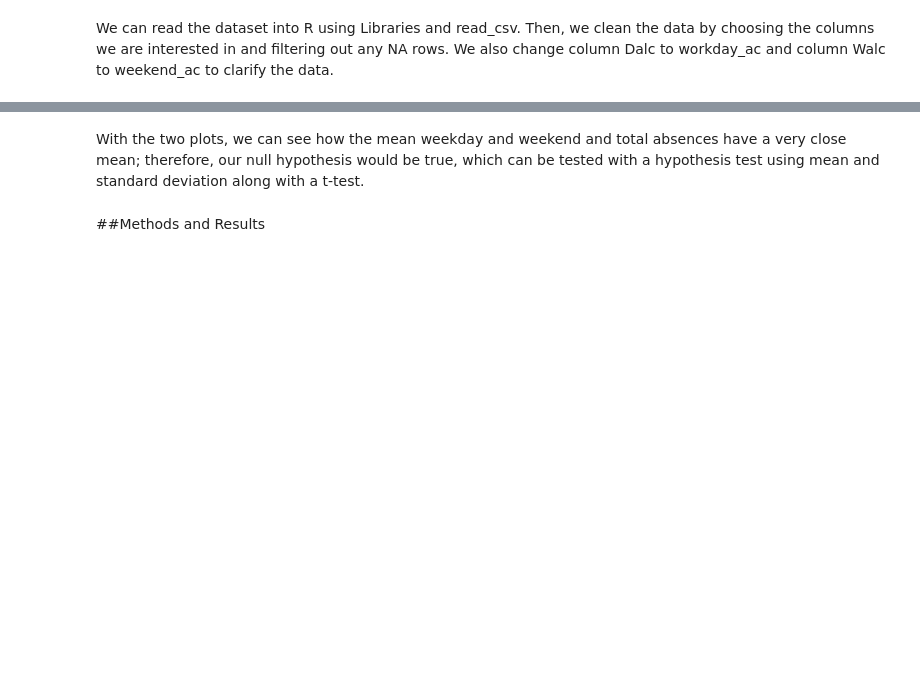
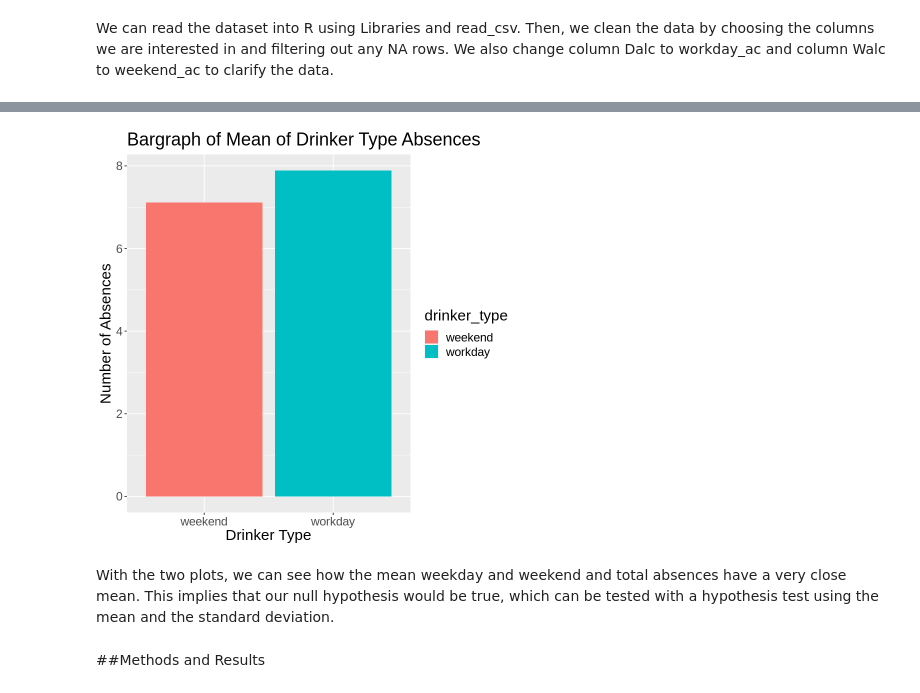
Before and after one commit to aaaaanniez/AlcoholAffect, a Jupyter notebook: Final_Report.ipynb, the cells around one changed output, grey strips where cells are left out. Saved outputs shown, nothing was run; the diff lists cells and outputs as text; code cells hidden in the pictures; blank space fills up the shorter version.

```diff
--- a/Final_Report.ipynb
+++ b/Final_Report.ipynb
@@ -143,0 +152,8 @@ plot(weekend_scatterplot)
+# %%
+# Calculate mean and sd
+data_for_drinker_type <- merged_data %>%
+    group_by(drinker_type) %>%
+    summarise(mean = mean(absences, na.rm = TRUE),
+              sd = sd(absences, na.rm = TRUE),
+             se = sd/sqrt(length(drinker_type)))
+data_for_drinker_type
@@ -144,5 +188,17 @@ plot(weekend_scatterplot)
+# %%
+# Bar graph to help compare the mean of two categories
+drinker_absence_bargraph<- data_for_drinker_type %>%
+    ggplot(aes(drinker_type, mean, fill=drinker_type)) +
+    geom_bar(stat = "identity") +
+    theme(text = element_text(size = 18)) +
+    ggtitle("Bargraph of Mean of Drinker Type Absences") +
+    xlab("Drinker Type") +
+    ylab("Number of Absences")
+drinker_absence_bargraph
+# %% [output]
+[figure, added]
 # %% [markdown]
-With the two plots, we can see how the mean weekday and weekend and total absences have a very close mean; therefore, our null hypothesis would be true, which can be tested with a hypothesis test using mean and standard deviation along with a t-test.
+With the two plots, we can see how the mean weekday and weekend and total absences have a very close mean. This implies that our null hypothesis would be true, which can be tested with a hypothesis test using the mean and the standard deviation.
 # %% [markdown]
 ##Methods and Results
 # %% [markdown]
```
Also changed, not shown: parts of 40 cells of this notebook.
